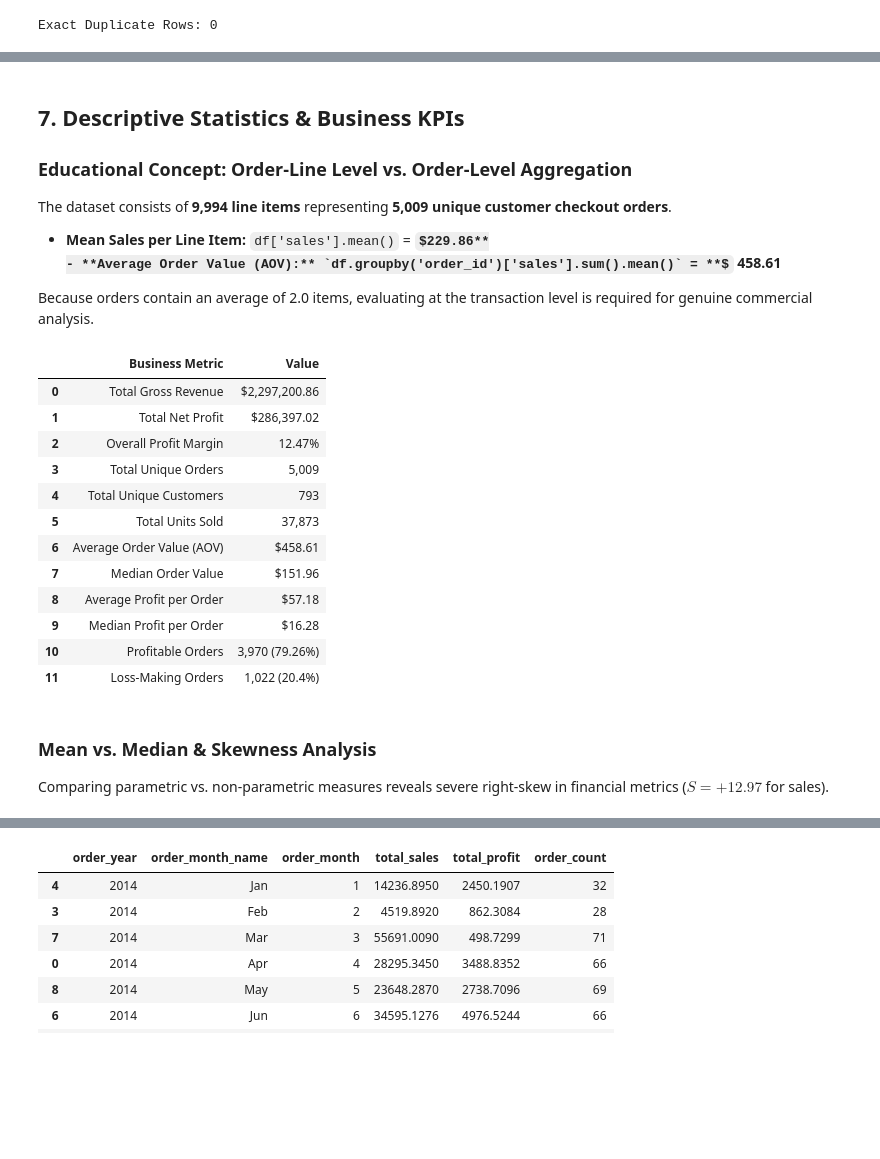
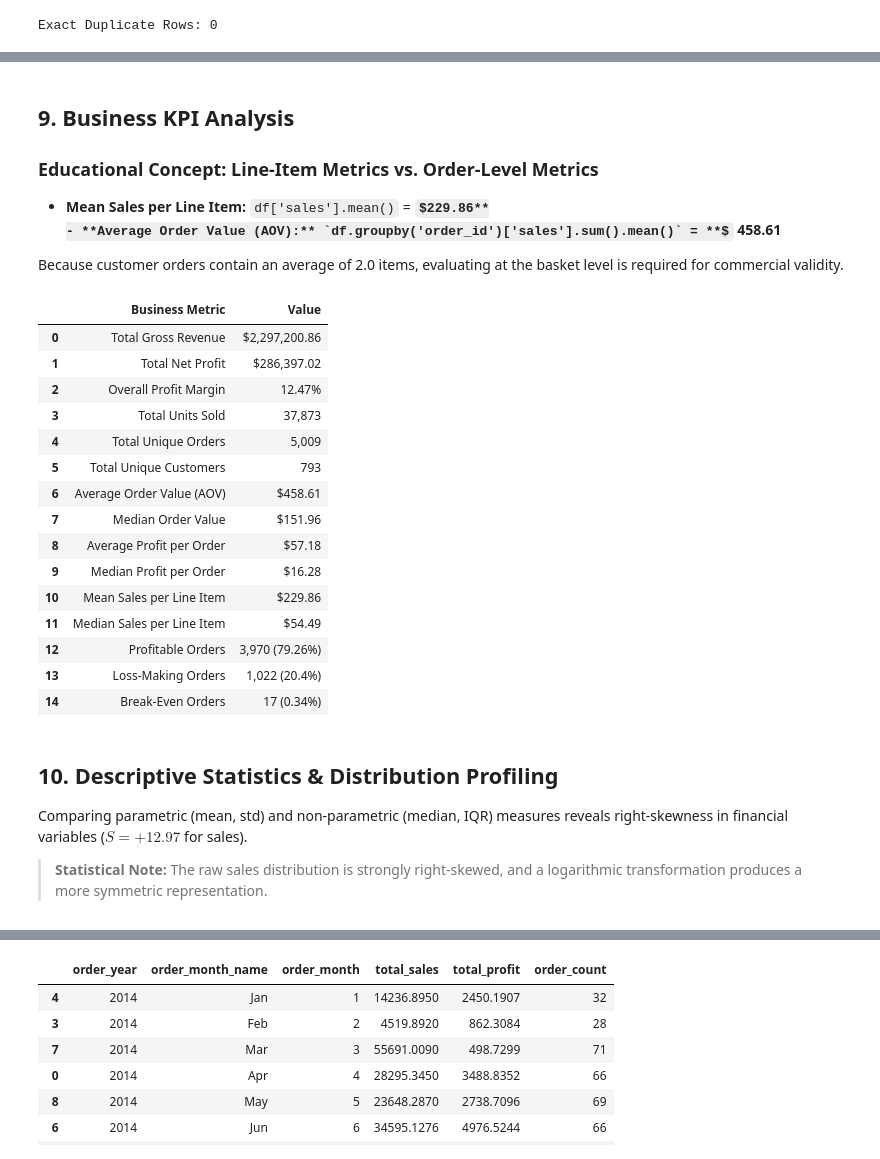
Before and after one commit to siyamsenju-create/E-Commerce-Sales-Data-Analys, a Jupyter notebook: notebooks/01_exploratory_data_analysis.ipynb, the cells around one changed output, grey strips where cells are left out. Cells and saved outputs as stored; diff of their text form; code cells hidden in the pictures; some formulas as TeX source; blank space fills up the shorter version.

Commit message:
refactor: polish ecommerce eda portfolio project

```diff
--- a/notebooks/01_exploratory_data_analysis.ipynb
+++ b/notebooks/01_exploratory_data_analysis.ipynb
@@ -92,7 +97,7 @@ We load the raw CSV from `data/raw/sales.csv` using `load_raw_data()` while keep
 # %%
-raw_data_path = os.path.join(project_root, 'data', 'raw', 'sales.csv')
+raw_data_path = project_root / 'data' / 'raw' / 'sales.csv'
 df_raw = load_raw_data(raw_data_path, encoding='windows-1252')
 
-print(f"Raw Dataset Shape: {df_raw.shape[0]:,} rows, {df_raw.shape[1]} columns")
+print(f"Raw Dataset Loaded: {df_raw.shape[0]:,} rows, {df_raw.shape[1]} columns")
 display(df_raw.head(3))
 # %% [output]
@@ -152,21 +189,21 @@ We standardize headers, convert dates, engineer date attributes (`order_year`, `
 # %%
-processed_data_path = os.path.join(project_root, 'data', 'processed', 'cleaned_sales.csv')
+processed_data_path = project_root / 'data' / 'processed' / 'cleaned_sales.csv'
 
 df_cleaned, val_report, outlier_report = clean_dataset(
     raw_path=raw_data_path,
-    output_path=processed_data_path
+    output_path=processed_data_path,
+    raise_on_error=True
 )
 
 print("=== DATA INTEGRITY VALIDATION ===")
-print(f"Raw Dimensions:     {val_report['raw_rows']:,} rows x {val_report['raw_columns']} columns")
-print(f"Cleaned Dimensions: {val_report['cleaned_rows']:,} rows x {val_report['cleaned_columns']} columns")
-print(f"Total Null Values:  {val_report['total_missing_values']}")
-print(f"Unique Orders:      {val_report['unique_orders']:,}")
-print(f"Unique Customers:   {val_report['unique_customers']:,}")
-print(f"Invalid Quantities: {val_report['invalid_quantities_count']}")
-print(f"Negative Sales:     {val_report['negative_sales_count']}")
-print(f"Invalid Shipping:   {val_report['invalid_shipping_dates_count']}")
-
-display(df_cleaned[['order_id', 'order_date', 'customer_name', 'category', 'sub_category', 'sales', 'quantity', 'unit_price', 'profit']].head())
+print(f"Raw Dimensions:        {val_report['raw_rows']:,} rows x {val_report['raw_columns']} columns")
+print(f"Cleaned Dimensions:    {val_report['cleaned_rows']:,} rows x {val_report['cleaned_columns']} columns")
+print(f"Total Null Values:     {val_report['total_missing_values']}")
+print(f"Unique Orders:         {val_report['unique_orders']:,}")
+print(f"Unique Customers:      {val_report['unique_customers']:,}")
+print(f"Invalid Quantities:    {val_report['invalid_quantities_count']}")
+print(f"Negative Sales:        {val_report['negative_sales_count']}")
+print(f"Invalid Shipping Date: {val_report['invalid_shipping_dates_count']}")
+print(f"Preserved Rows:        100.0% (Zero record deletion)")
 # %% [output]
 === DATA INTEGRITY VALIDATION ===
@@ -213,48 +238,55 @@ pd.DataFrame(outlier_summary)
 # %% [markdown]
-## 7. Descriptive Statistics & Business KPIs
+## 9. Business KPI Analysis
 
-### Educational Concept: Order-Line Level vs. Order-Level Aggregation
-The dataset consists of **9,994 line items** representing **5,009 unique customer checkout orders**.
+### Educational Concept: Line-Item Metrics vs. Order-Level Metrics
 - **Mean Sales per Line Item:** `df['sales'].mean()` = **$229.86**
 - **Average Order Value (AOV):** `df.groupby('order_id')['sales'].sum().mean()` = **$458.61**
 
-Because orders contain an average of 2.0 items, evaluating at the transaction level is required for genuine commercial analysis.
+Because customer orders contain an average of 2.0 items, evaluating at the basket level is required for commercial validity.
 # %%
 kpis = calculate_core_kpis(df_cleaned)
 
 kpi_table = pd.DataFrame([
     {"Business Metric": "Total Gross Revenue", "Value": f"${kpis['total_revenue']:,.2f}"},
     {"Business Metric": "Total Net Profit", "Value": f"${kpis['total_profit']:,.2f}"},
     {"Business Metric": "Overall Profit Margin", "Value": f"{kpis['overall_profit_margin_pct']}%"},
+    {"Business Metric": "Total Units Sold", "Value": f"{kpis['total_quantity_sold']:,}"},
     {"Business Metric": "Total Unique Orders", "Value": f"{kpis['total_orders']:,}"},
     {"Business Metric": "Total Unique Customers", "Value": f"{kpis['total_customers']:,}"},
-    {"Business Metric": "Total Units Sold", "Value": f"{kpis['total_quantity_sold']:,}"},
     {"Business Metric": "Average Order Value (AOV)", "Value": f"${kpis['avg_order_value']:,.2f}"},
     {"Business Metric": "Median Order Value", "Value": f"${kpis['median_order_value']:,.2f}"},
     {"Business Metric": "Average Profit per Order", "Value": f"${kpis['avg_profit_per_order']:,.2f}"},
     {"Business Metric": "Median Profit per Order", "Value": f"${kpis['median_profit_per_order']:,.2f}"},
+    {"Business Metric": "Mean Sales per Line Item", "Value": f"${kpis['avg_sales_per_line_item']:,.2f}"},
+    {"Business Metric": "Median Sales per Line Item", "Value": f"${kpis['median_sales_per_line_item']:,.2f}"},
     {"Business Metric": "Profitable Orders", "Value": f"{kpis['profitable_orders_count']:,} ({kpis['profitable_orders_pct']}%)"},
-    {"Business Metric": "Loss-Making Orders", "Value": f"{kpis['loss_making_orders_count']:,} ({kpis['loss_making_orders_pct']}%)"}
+    {"Business Metric": "Loss-Making Orders", "Value": f"{kpis['loss_making_orders_count']:,} ({kpis['loss_making_orders_pct']}%)"},
+    {"Business Metric": "Break-Even Orders", "Value": f"{kpis['breakeven_orders_count']:,} ({kpis['breakeven_orders_pct']}%)"}
 ])
 
 display(kpi_table)
 # %% [output]
 |  | Business Metric | Value |
 | 0 | Total Gross Revenue | $2,297,200.86 |
 | 1 | Total Net Profit | $286,397.02 |
 | 2 | Overall Profit Margin | 12.47% |
-| 3 | Total Unique Orders | 5,009 |
-| 4 | Total Unique Customers | 793 |
-| 5 | Total Units Sold | 37,873 |
+| 3 | Total Units Sold | 37,873 |
+| 4 | Total Unique Orders | 5,009 |
+| 5 | Total Unique Customers | 793 |
 | 6 | Average Order Value (AOV) | $458.61 |
 | 7 | Median Order Value | $151.96 |
 | 8 | Average Profit per Order | $57.18 |
 | 9 | Median Profit per Order | $16.28 |
-| 10 | Profitable Orders | 3,970 (79.26%) |
-| 11 | Loss-Making Orders | 1,022 (20.4%) |
+| 10 | Mean Sales per Line Item | $229.86 |
+| 11 | Median Sales per Line Item | $54.49 |
+| 12 | Profitable Orders | 3,970 (79.26%) |
+| 13 | Loss-Making Orders | 1,022 (20.4%) |
+| 14 | Break-Even Orders | 17 (0.34%) |
-# %% [markdown]
-### Mean vs. Median & Skewness Analysis
-Comparing parametric vs. non-parametric measures reveals severe right-skew in financial metrics ($S = +12.97$ for sales).
+# %% [markdown]
+## 10. Descriptive Statistics & Distribution Profiling
+Comparing parametric (mean, std) and non-parametric (median, IQR) measures reveals right-skewness in financial variables ($S = +12.97$ for sales).
+
+> **Statistical Note:** The raw sales distribution is strongly right-skewed, and a logarithmic transformation produces a more symmetric representation.
 # %%
 dist_stats = calculate_distribution_statistics(df_cleaned)
 display(dist_stats)
```
Also changed, not shown: parts of 82 cells of this notebook, 14 other files.
